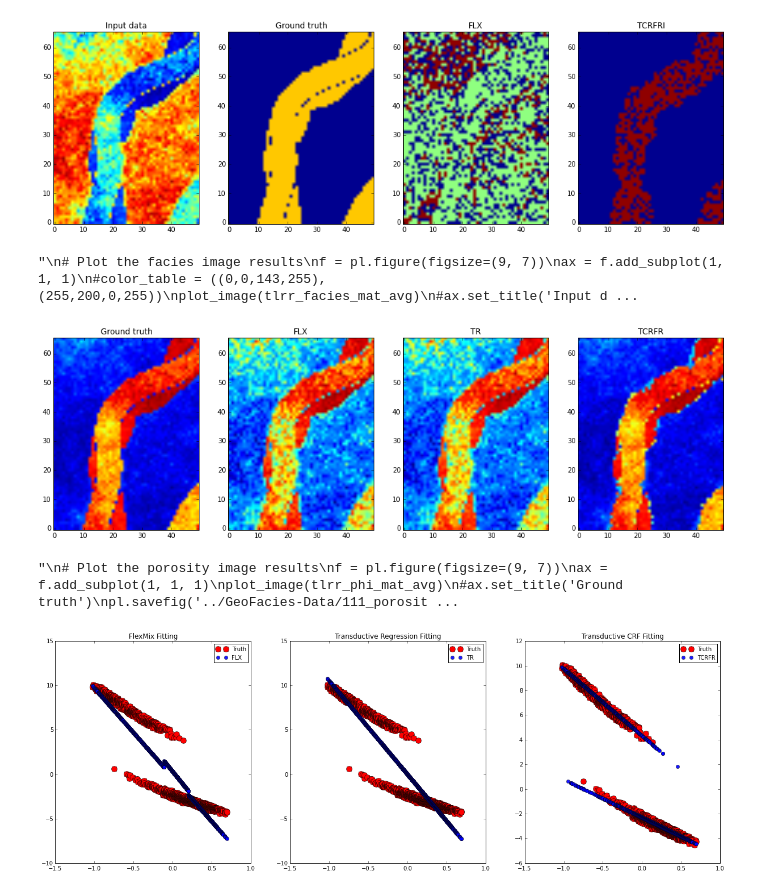
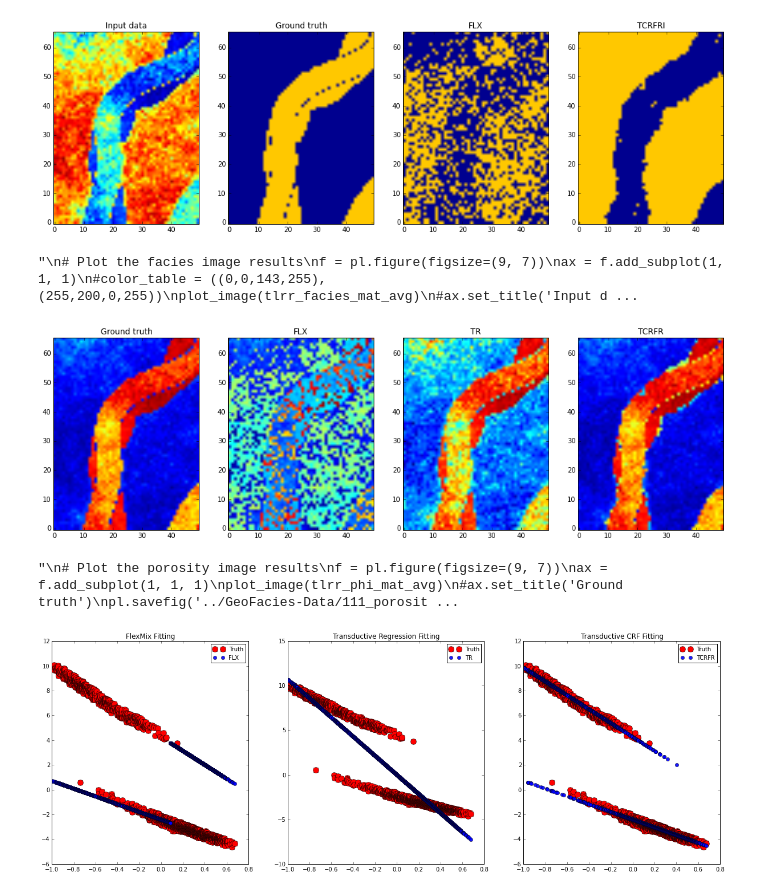
Before and after one commit to nicococo/niidbox, a Jupyter notebook: test_lrr_artificial_data.ipynb, the cells around one changed output. Cells and saved outputs as stored; diff of their text form; code cells hidden in the pictures.

```diff
--- a/test_lrr_artificial_data.ipynb
+++ b/test_lrr_artificial_data.ipynb
@@ -251,15 +251,15 @@ for r in range(REPS):
     #plt.plot(X[:, 0], X[:,1], '.b')
     #plt.show()
 
-    print np.max(np.abs(y))
     # Run the methods
     print 'Iteration '+ str(r)
-    (name, pred_flx[r, :], lats_flx) = method_flexmix(np.array(X, copy=True), np.array(y, copy=True), train, test, states=states)
+    (name, pred_flx[r, :], lats_flx, lats_flx_all) = method_flexmix(np.array(X, copy=True), np.array(y, copy=True), train, test, states=states)
     (name, pred_svr[r, :], lats_svr) = method_svr(np.array(X, copy=True), np.array(y, copy=True), train, test, states=states)
     (name, pred_rr[r, :], lats_rr) = method_ridge_regression(np.array(X, copy=True), np.array(y, copy=True), train, test, states=states, params=0.00001)
     (name, pred_tr[r, :], lats_tr) = method_transductive_regression(np.array(X, copy=True), np.array(y, copy=True), train, test, states=states, params=[0.00001, 0.5, 100.])
-    (name, pred_tcrfri[r, :], lats_tcrfri) = method_tcrfr_indep(np.array(X, copy=True), np.array(y, copy=True), train, test, A, states=states, params=[0.99, 0.00001, 0.2], plot=True)
+    (name, pred_tcrfri[r, :], lats_tcrfri, lats_tcrfri_all) = method_tcrfr_indep(np.array(X, copy=True), np.array(y, copy=True), train, test, A, states=states, params=[0.99, 0.00001, 0.2], plot=True)
 
+    print lats_tcrfri.shape, lats_tcrfri_all.shape
     # Evaluate the performance
     (errs[r,0, :],_) = evaluate(truth[r, :], pred_flx[r, :], facies[test], lats_flx)
     (errs[r,1, :],_) = evaluate(truth[r, :], pred_svr[r, :], facies[test], lats_svr)
@@ -276,11 +276,13 @@ for r in range(REPS):
         rr_phi_mat[r,ri,rj] = y[train[rk]]
         tr_phi_mat[r,ri,rj] = y[train[rk]]
         tcrfri_phi_mat[r,ri,rj] = y[train[rk]]
+        flx_facies_mat[r,ri,rj] = lats_flx_all[train[rk]]
+        tcrfri_facies_mat[r,ri,rj] = lats_tcrfri_all[train[rk]]
     for rk in range(len(test)):
         ri = img_coord[test[rk]][0]
         rj = img_coord[test[rk]][1]
-        flx_facies_mat[r,ri,rj] = lats_flx[rk]
-        tcrfri_facies_mat[r,ri,rj] = lats_tcrfri[rk]
+        flx_facies_mat[r,ri,rj] = lats_flx_all[test[rk]]
+        tcrfri_facies_mat[r,ri,rj] = lats_tcrfri_all[test[rk]]
         flx_phi_mat[r,ri,rj] = pred_flx[r,rk]
         svr_phi_mat[r,ri,rj] = pred_svr[r,rk]
         rr_phi_mat[r,ri,rj] = pred_rr[r,rk]
@@ -336,22 +337,22 @@ TCRFR:  0.49409    2.54910    1.59659    0.16112    0.89545    0.82569
 # %%
 # Plot the facies image results
 f = pl.figure(figsize=(18, 14))
 ax = f.add_subplot(1, 4, 1)
 plot_image(si_mat)
 ax.set_title('Input data')
 ax = f.add_subplot(1, 4, 2)
 color_table = ((0,0,143,255), (255,200,0,255))
 plot_image(facies_mat, colorTable=color_table)
 ax.set_title('Ground truth')
 ax = f.add_subplot(1, 4, 3)
-plot_image(flx_facies_mat_avg)
+plot_image(flx_facies_mat_avg, colorTable=color_table)
 ax.set_title('FLX')
 ax = f.add_subplot(1, 4, 4)
-plot_image(tcrfri_facies_mat_avg)
+plot_image(tcrfri_facies_mat_avg, colorTable=color_table)
 ax.set_title('TCRFRI')
 pl.show()
 # %% [output]
-[figure, old version]
+[figure, new version]
 # %%
 '''
 # Plot the facies image results
@@ -382,7 +383,7 @@ plot_image(tcrfri_phi_mat_avg)
 ax.set_title('TCRFR')
 pl.show()
 # %% [output]
-[figure, old version]
+[figure, new version]
 # %%
 '''
 # Plot the porosity image results
@@ -418,4 +419,4 @@ plt.legend(['Truth', 'TCRFR'], loc=1, fontsize=10)
 ax.set_title('Transductive CRF Fitting')
 pl.show()
 # %% [output]
-[figure, old version]
+[figure, new version]
```
Also changed, not shown: parts of 2 cells of this notebook, 2 other files.
